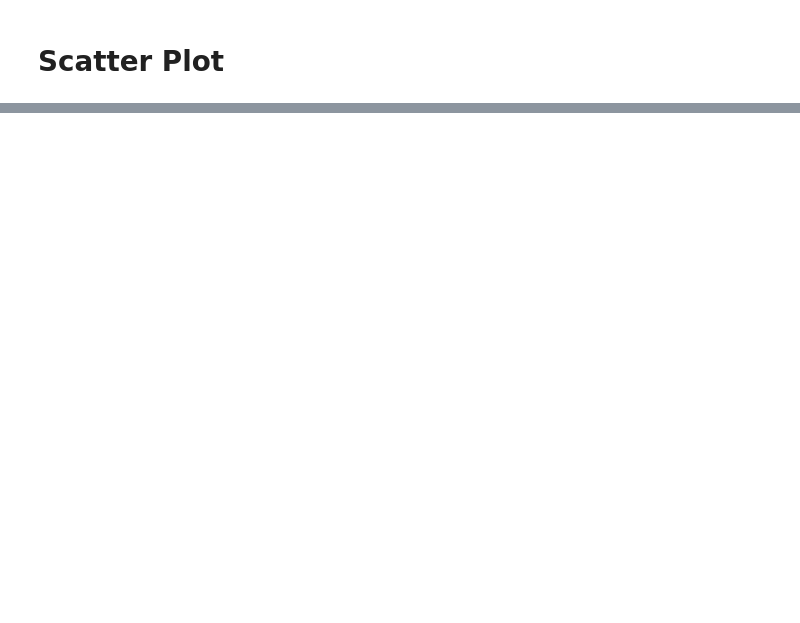
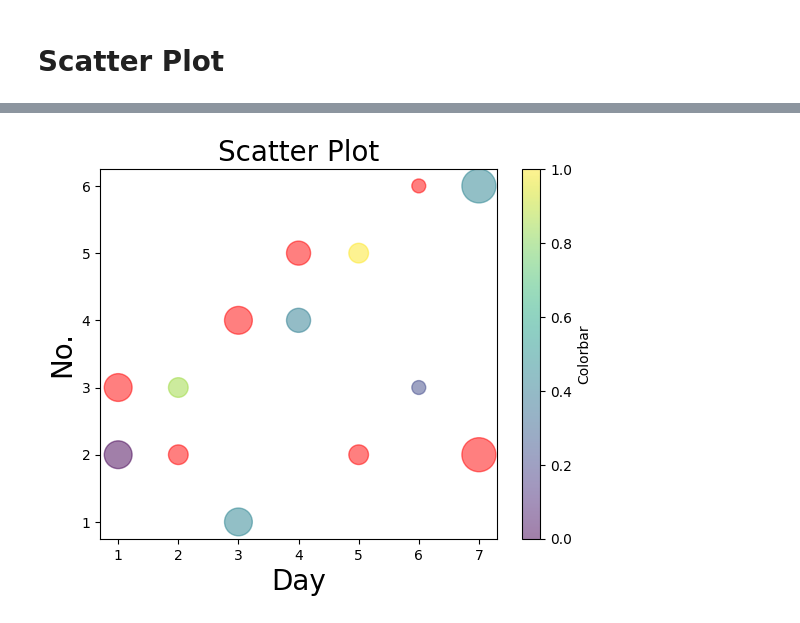
Before and after one commit to Legend-Vipin/machine-learning, a Jupyter notebook: metploitlib/3.ipynb, the cells around one changed output, grey strips where cells are left out. Cells and saved outputs as stored; diff of their text form; code cells hidden in the pictures; blank space fills up the shorter version.

```diff
--- a/metploitlib/3.ipynb
+++ b/metploitlib/3.ipynb
@@ -15,0 +15,19 @@ plt.show()
+# %%
+import matplotlib.pyplot as plt
+day=[1,2,3,4,5,6,7]
+no=[2,3,1,4,5,3,6]
+no2=[3,2,4,5,2,6,2]
+# colors=["r","y","g","b","r","g","r"]
+colors=[10,49,30,29,56,20,30]
+sizes = [400, 200, 400, 300, 200, 100, 600]
+# plt.scatter(day, no, c=colors, s=sizes,marker="*",edgecolors="g",linewidths=2)
+plt.scatter(day, no, c=colors, s=sizes,cmap="viridis",alpha=0.5)
+plt.scatter(day, no2, color="r", s=sizes,alpha=0.5)
+t=plt.colorbar()
+t.set_label("Colorbar")
+plt.title("Scatter Plot",fontsize=20)
+plt.xlabel("Day",fontsize=20)
+plt.ylabel("No.",fontsize=20)
+plt.show()
+# %% [output]
+[figure, added]
```
Also changed, not shown: parts of 1 cell of this notebook, 2 other files.
